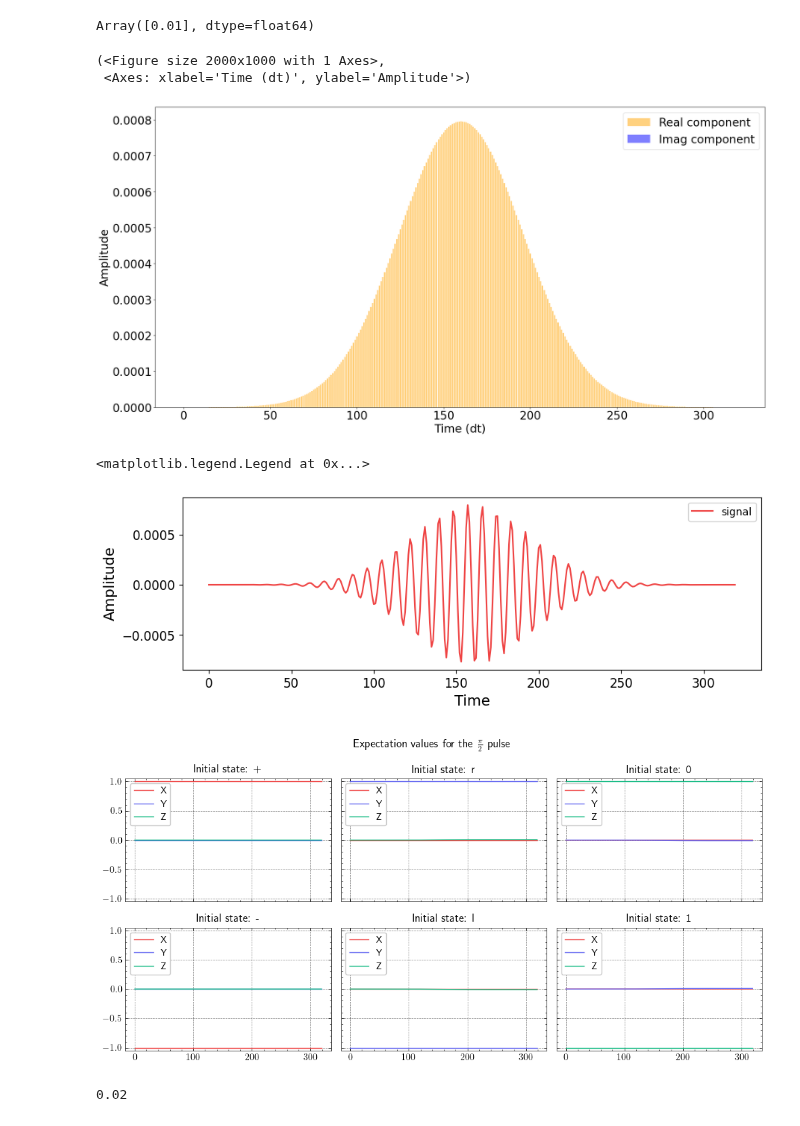
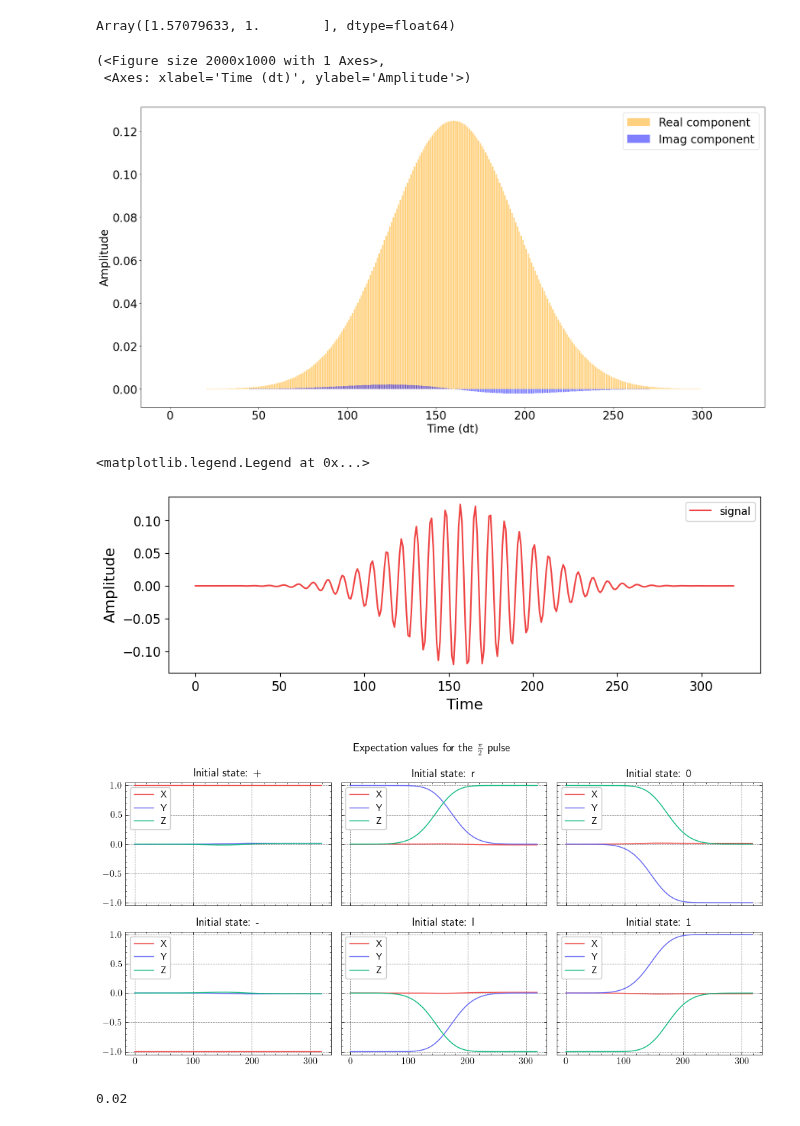
Before and after one commit to PorametPat/inspeqtor, a Jupyter notebook: documents/reviews/review_0004_detuning.ipynb, the cells around one changed output. Cells and saved outputs as stored; diff of their text form; code cells hidden in the pictures.

```diff
--- a/documents/reviews/review_0004_detuning.ipynb
+++ b/documents/reviews/review_0004_detuning.ipynb
@@ -10,10 +11,11 @@ import matplotlib.pyplot as plt
 import scienceplots
 # %%
 qubit_info = sq.predefined.get_mock_qubit_information()
-pulse_sequence = sq.predefined.get_gaussian_pulse_sequence(qubit_info)
+# pulse_sequence = sq.predefined.get_gaussian_pulse_sequence(qubit_info)
+pulse_sequence = sq.predefined.get_drag_pulse_v2_sequence(qubit_info)
 dt = 2 / 9
-# angle = jnp.pi / 2
-angle = 0.01
+angle = jnp.pi / 2
+# angle = 0.01
 
 t_eval = jnp.linspace(
     0,
@@ -48,7 +50,7 @@ whitebox = partial(
     t1=pulse_sequence.pulse_length_dt * dt,
 )
 
-params: list[sq.typing.ParametersDictType] = [{"theta": jnp.array(angle)}]
+params: list[sq.typing.ParametersDictType] = [{"theta": jnp.array(angle), "beta": jnp.array(1.0)}]
 unitary = whitebox(list_of_params_to_array_fn(params))
 baseline_expvals = sq.utils.calculate_expectation_values(unitary).T
 
@@ -78,13 +80,13 @@ whitebox = partial(
     t1=pulse_sequence.pulse_length_dt * dt,
 )
 
-params: list[sq.typing.ParametersDictType] = [{"theta": jnp.array(angle)}]
+params: list[sq.typing.ParametersDictType] = [{"theta": jnp.array(angle), "beta": jnp.array(1.0)}]
 unitary = whitebox(list_of_params_to_array_fn(params))
 detuned_expvals = sq.utils.calculate_expectation_values(unitary).T
 # %%
 list_of_params_to_array_fn(params)
 # %% [output]
-Array([0.01], dtype=float64)
+Array([1.57079633, 1.        ], dtype=float64)
 # %%
 vis.draw_complex_pulse(
     pulse_sequence.get_waveform(params),
@@ -94,24 +96,24 @@ vis.draw_complex_pulse(
 # %% [output]
 (<Figure size 2000x1000 with 1 Axes>,
  <Axes: xlabel='Time (dt)', ylabel='Amplitude'>)
-[figure, old version]
+[figure, new version]
 # %%
-signal = sq.physics.signal_func_v5(
+signal = jax.vmap(sq.physics.signal_func_v5(
     get_envelope=pulse_sequence.get_envelope,
     drive_frequency=qubit_info.frequency,
     dt=2 / 9,
-)(params, t_eval)
+), in_axes=(None, 0))(params, t_eval)
 
 fig, ax = plt.subplots(figsize=(10, 3))
 
 ax.plot(signal, label="signal", color="#ef4444")
 ax.set_xlabel("Time", fontsize=14)
 ax.set_ylabel("Amplitude", fontsize=14)
 ax.tick_params(labelsize=12)
 ax.legend()
 # %% [output]
 <matplotlib.legend.Legend at 0x...>
-[figure, old version]
+[figure, new version]
 # %%
 with plt.style.context(["science", "grid"]):
     fig, axes = sq.visualization.plot_expectation_values(
@@ -119,7 +121,7 @@ with plt.style.context(["science", "grid"]):
         r"Expectation values for the $\frac{\pi}{2}$ pulse",
     )
 # %% [output]
-[figure, old version]
+[figure, new version]
 # %%
 detune * 100 / qubit_info.frequency
 # %% [output]
```
Also changed, not shown: parts of 2 cells of this notebook, 6 other files.
